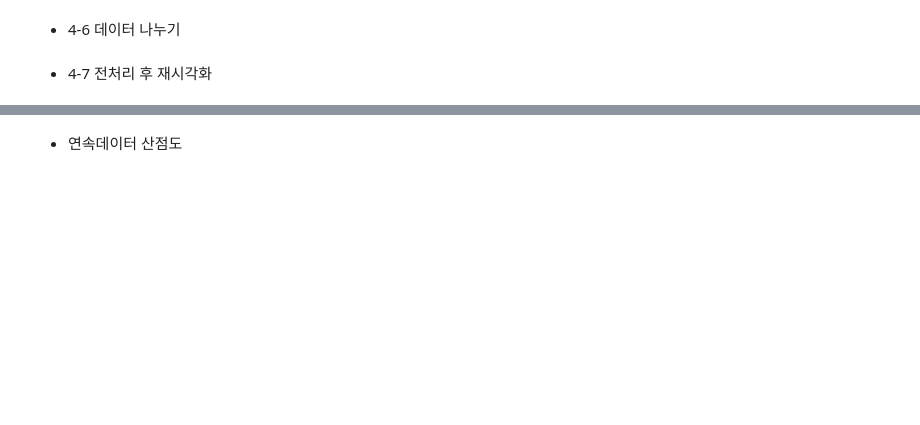
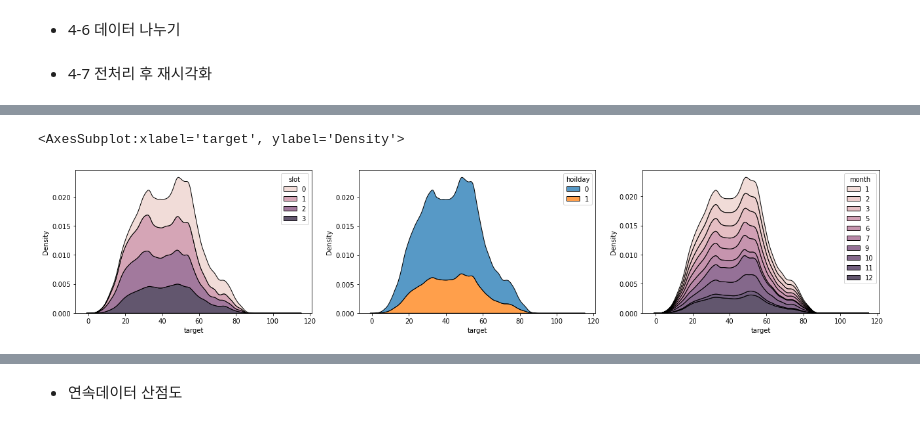
Before and after one commit to UGeunJi/Jeju_Island_Road_Traffic_Prediction_with_ML, a Jupyter notebook: 이재영/jay_mini_P.ipynb, the cells around one changed output, grey strips where cells are left out. Cells and saved outputs as stored; diff of their text form; code cells hidden in the pictures; blank space fills up the shorter version.

```diff
--- a/이재영/jay_mini_P.ipynb
+++ b/이재영/jay_mini_P.ipynb
@@ -438,0 +432,12 @@ train=all_data[~np.isnan(all_data['target'])]
+# %%
+# 시간대별(slot), 휴일별(holiday) ,월별(month) 평균속도(target) 차이
+cat_columns = ["slot", "hoilday",'month']
+
+figrue, axes = plt.subplots(nrows=1, ncols=len(cat_columns), figsize=(22, 4))
+
+sns.kdeplot(data=train, x='target', hue='slot', multiple='stack',ax=axes[0])
+sns.kdeplot(data=train, x='target', hue='hoilday', multiple='stack',ax=axes[1])
+sns.kdeplot(data=train, x='target', hue='month', multiple='stack',ax=axes[2])
+# %% [output]
+<AxesSubplot:xlabel='target', ylabel='Density'>
+[figure, added]
```
Also changed, not shown: parts of 16 cells of this notebook.
